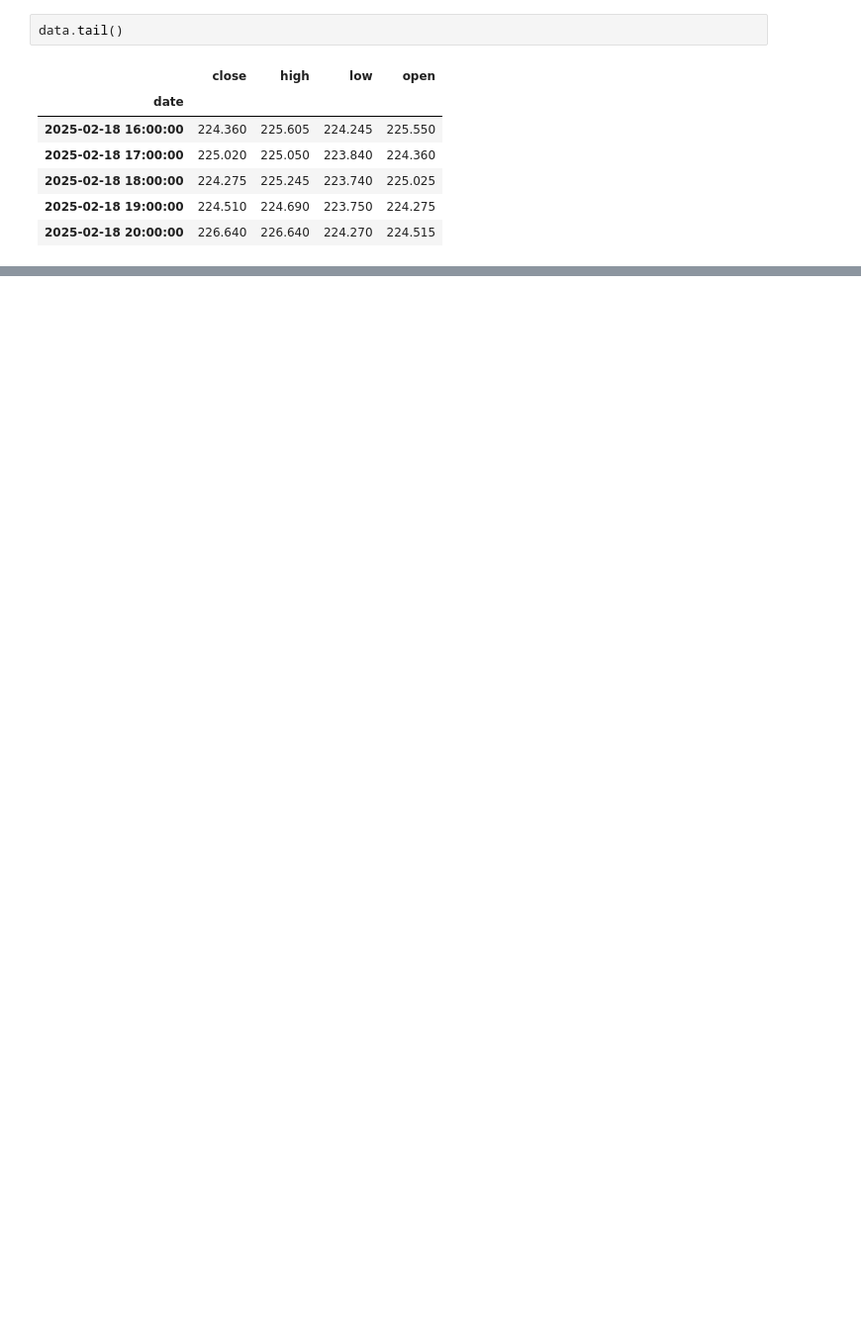
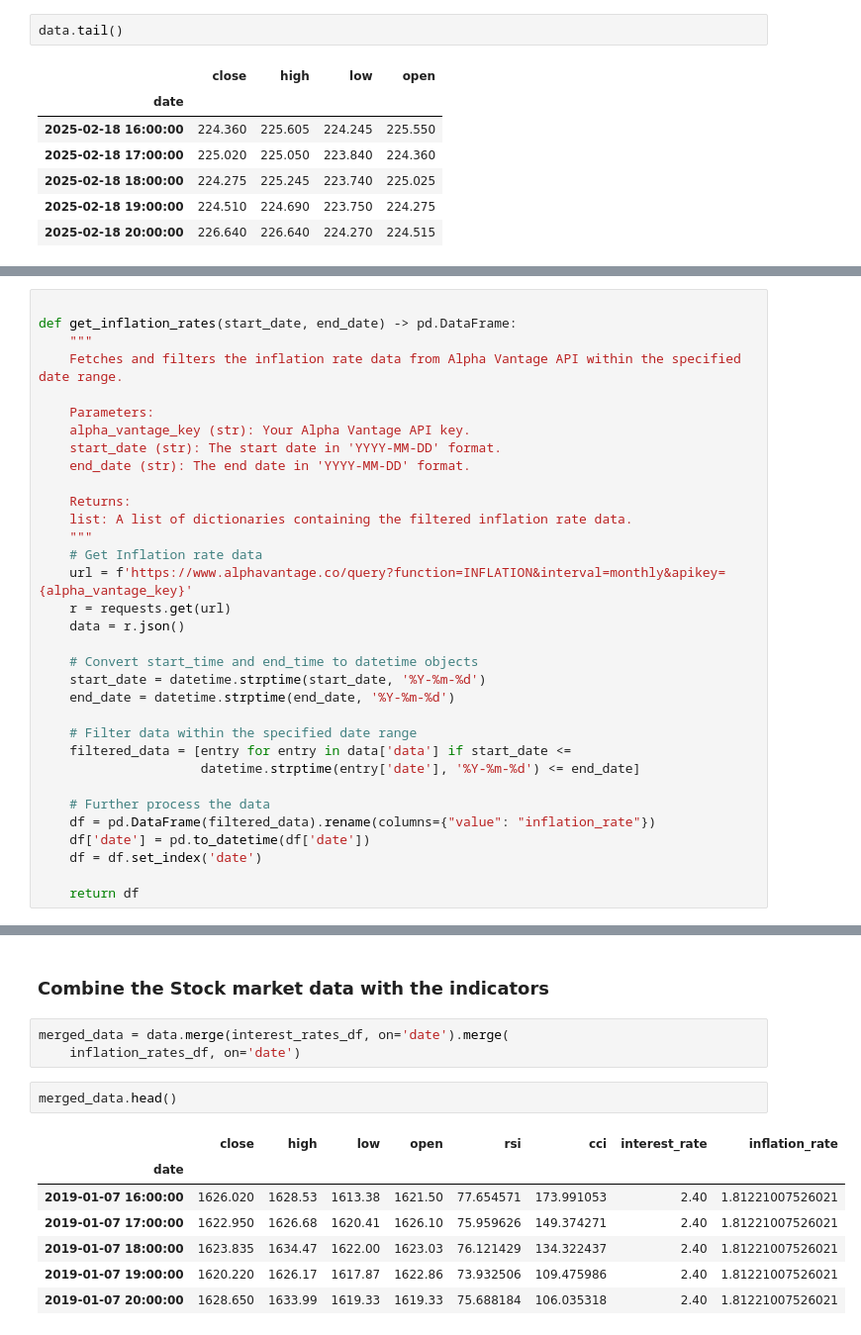
Before and after one commit to amulyaprasanth/hourly_amazon_stock_prediction, a Jupyter notebook: notebooks/stock_feature_pipeline.ipynb, the cells around one changed output, grey strips where cells are left out. Shown at 99% size. Cells and saved outputs as stored; diff of their text form; blank space fills up the shorter version.

```diff
--- a/notebooks/stock_feature_pipeline.ipynb
+++ b/notebooks/stock_feature_pipeline.ipynb
@@ -153,0 +224,33 @@ plt.show()
+# %%
+
+def get_inflation_rates(start_date, end_date) -> pd.DataFrame:
+    """
+    Fetches and filters the inflation rate data from Alpha Vantage API within the specified date range.
+
+    Parameters:
+    alpha_vantage_key (str): Your Alpha Vantage API key.
+    start_date (str): The start date in 'YYYY-MM-DD' format.
+    end_date (str): The end date in 'YYYY-MM-DD' format.
+
+    Returns:
+    list: A list of dictionaries containing the filtered inflation rate data.
+    """
+    # Get Inflation rate data
+    url = f'https://www.alphavantage.co/query?function=INFLATION&interval=monthly&apikey={alpha_vantage_key}'
+    r = requests.get(url)
+    data = r.json()
+
+    # Convert start_time and end_time to datetime objects
+    start_date = datetime.strptime(start_date, '%Y-%m-%d')
+    end_date = datetime.strptime(end_date, '%Y-%m-%d')
+
+    # Filter data within the specified date range
+    filtered_data = [entry for entry in data['data'] if start_date <=
+                     datetime.strptime(entry['date'], '%Y-%m-%d') <= end_date]
+
+    # Further process the data
+    df = pd.DataFrame(filtered_data).rename(columns={"value": "inflation_rate"})
+    df['date'] = pd.to_datetime(df['date'])
+    df = df.set_index('date')
+
+    return df
@@ -153,0 +271,15 @@ plt.show()
+# %% [markdown]
+### Combine the Stock market data with the indicators
+# %%
+merged_data = data.merge(interest_rates_df, on='date').merge(
+    inflation_rates_df, on='date')
+# %%
+merged_data.head()
+# %% [output]
+|  | close | high | low | open | rsi | cci | interest_rate | inflation_rate |
+| date |  |  |  |  |  |  |  |  |
+| 2019-01-07 16:00:00 | 1626.020 | 1628.53 | 1613.38 | 1621.50 | 77.654571 | 173.991053 | 2.40 | 1.81221007526021 |
+| 2019-01-07 17:00:00 | 1622.950 | 1626.68 | 1620.41 | 1626.10 | 75.959626 | 149.374271 | 2.40 | 1.81221007526021 |
+| 2019-01-07 18:00:00 | 1623.835 | 1634.47 | 1622.00 | 1623.03 | 76.121429 | 134.322437 | 2.40 | 1.81221007526021 |
+| 2019-01-07 19:00:00 | 1620.220 | 1626.17 | 1617.87 | 1622.86 | 73.932506 | 109.475986 | 2.40 | 1.81221007526021 |
+| 2019-01-07 20:00:00 | 1628.650 | 1633.99 | 1619.33 | 1619.33 | 75.688184 | 106.035318 | 2.40 | 1.81221007526021 |
```
Also changed, not shown: parts of 27 cells of this notebook, 5 other files.
